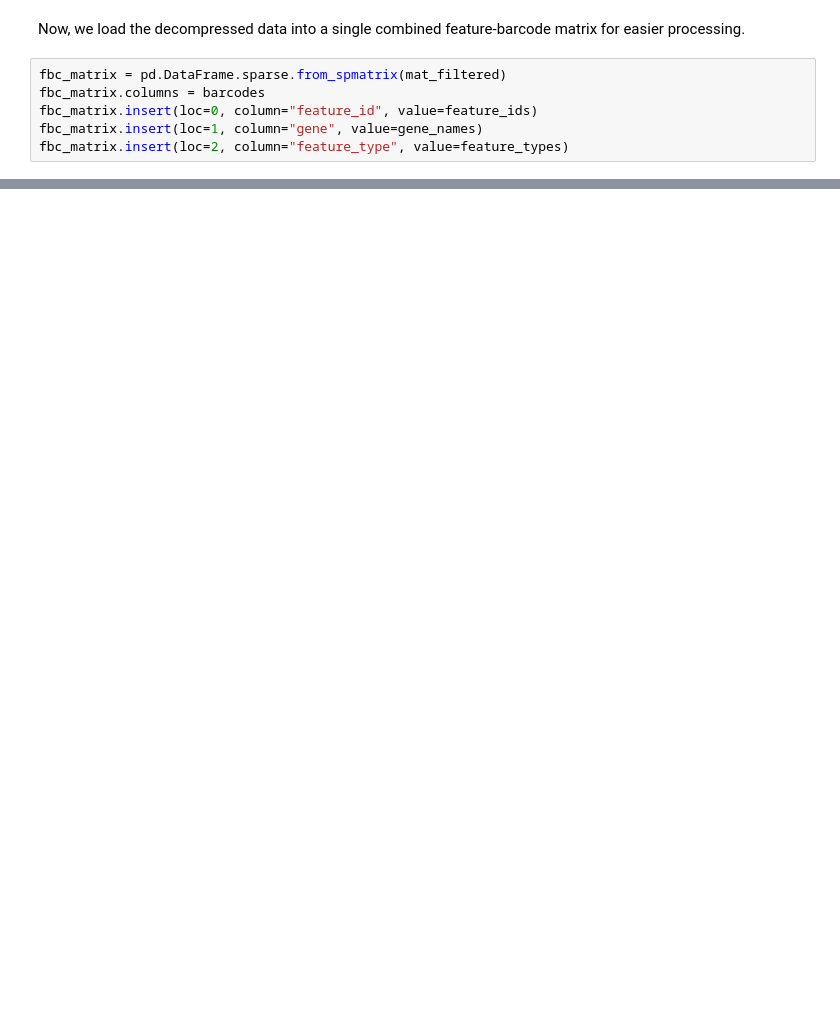
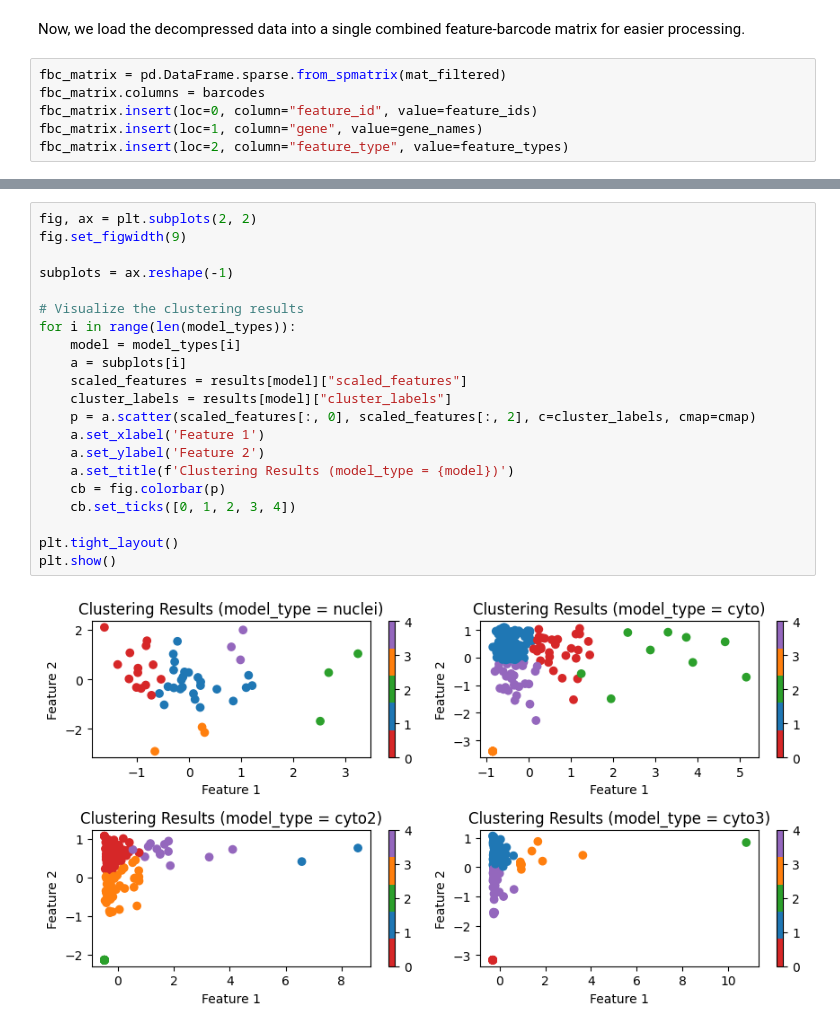
Before and after one commit to chengjunyuan/spatial-omics-code, a Jupyter notebook: segmentation-simpler.ipynb, the cells around one changed output, grey strips where cells are left out. Saved outputs shown, nothing was run; the diff lists cells and outputs as text; blank space fills up the shorter version.

```diff
--- a/segmentation-simpler.ipynb
+++ b/segmentation-simpler.ipynb
@@ -68,0 +159,23 @@ img = sq.im.ImageContainer(path.join(cd, "resources", "CytAssist_FFPE_Protein_Ex
+# %%
+fig, ax = plt.subplots(2, 2)
+fig.set_figwidth(9)
+
+subplots = ax.reshape(-1)
+
+# Visualize the clustering results
+for i in range(len(model_types)):
+    model = model_types[i]
+    a = subplots[i]
+    scaled_features = results[model]["scaled_features"]
+    cluster_labels = results[model]["cluster_labels"]
+    p = a.scatter(scaled_features[:, 0], scaled_features[:, 2], c=cluster_labels, cmap=cmap)
+    a.set_xlabel('Feature 1')
+    a.set_ylabel('Feature 2')
+    a.set_title(f'Clustering Results (model_type = {model})')
+    cb = fig.colorbar(p)
+    cb.set_ticks([0, 1, 2, 3, 4])
+
+plt.tight_layout()
+plt.show()
+# %% [output]
+[figure, added]
```
Also changed, not shown: parts of 11 cells of this notebook.
